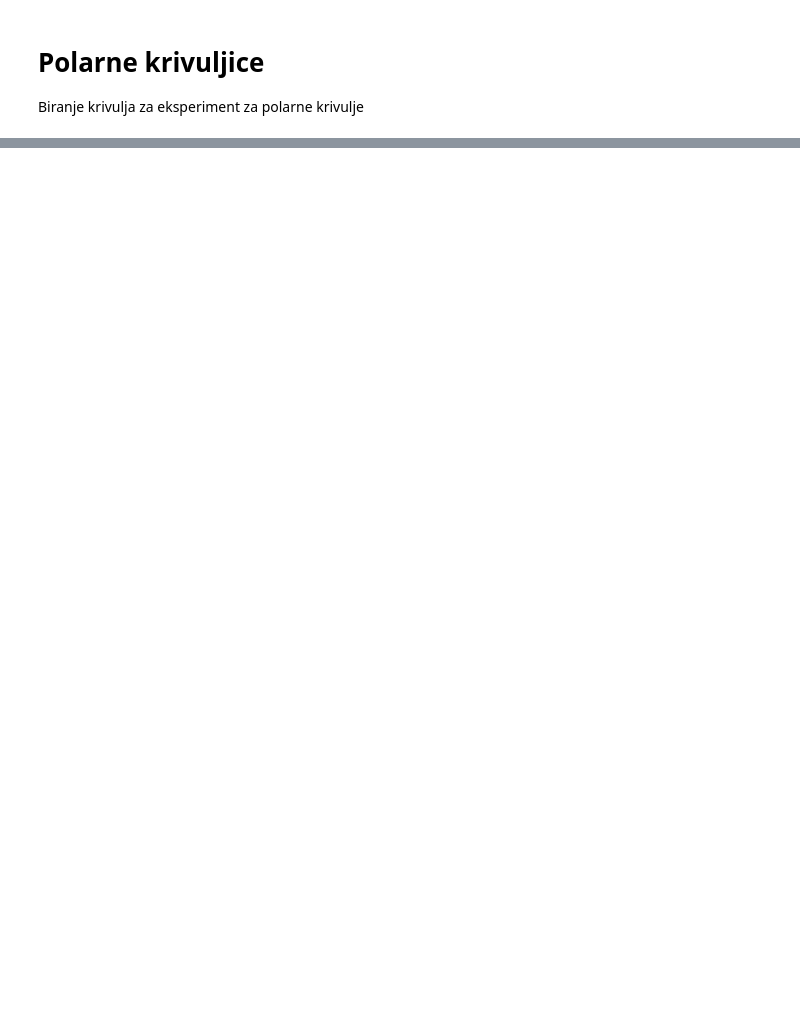
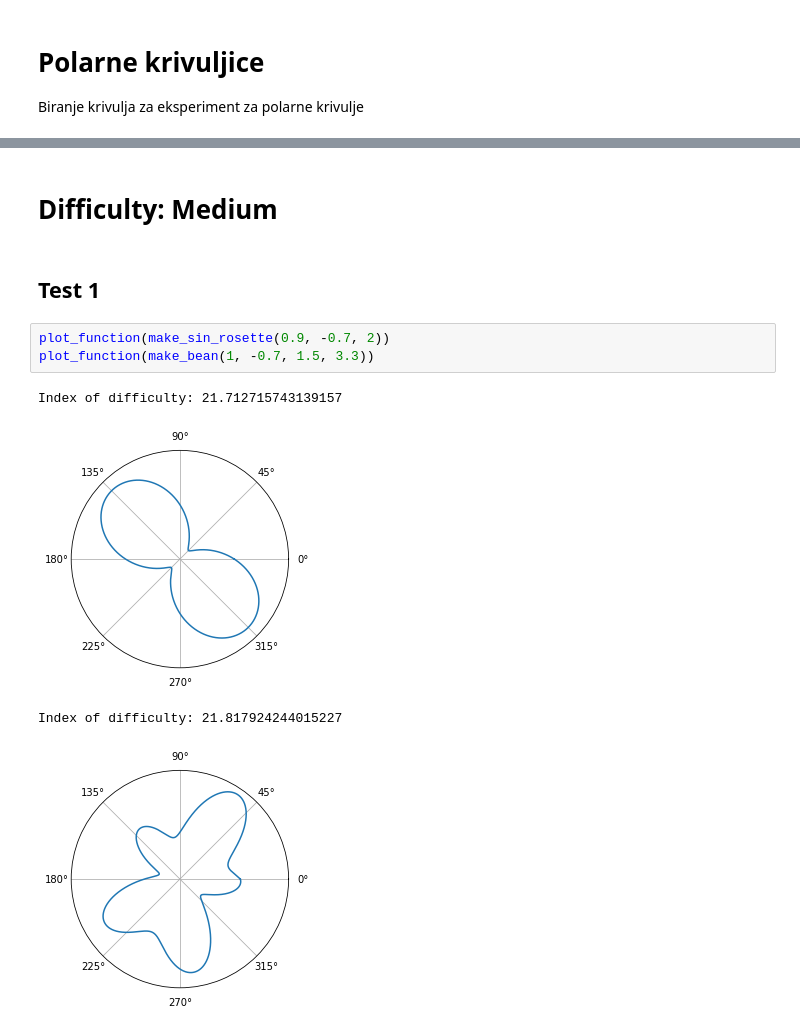
Before and after one commit to ivanazuzic/Efficiency-of-dragging-gestures, a Jupyter notebook: playground/Polarne krivuljice.ipynb, the cells around one changed output, grey strips where cells are left out. Cells and saved outputs as stored; diff of their text form; blank space fills up the shorter version.

```diff
--- a/playground/Polarne krivuljice.ipynb
+++ b/playground/Polarne krivuljice.ipynb
@@ -41,0 +143,12 @@ plot_function(f)
+# %% [markdown]
+# Difficulty: Medium
+# %% [markdown]
+## Test 1
+# %%
+plot_function(make_sin_rosette(0.9, -0.7, 2))
+plot_function(make_bean(1, -0.7, 1.5, 3.3))
+# %% [output]
+Index of difficulty: 21.712715743139157
+[figure, added]
+Index of difficulty: 21.817924244015227
+[figure, added]
```
Also changed, not shown: parts of 15 cells of this notebook.
